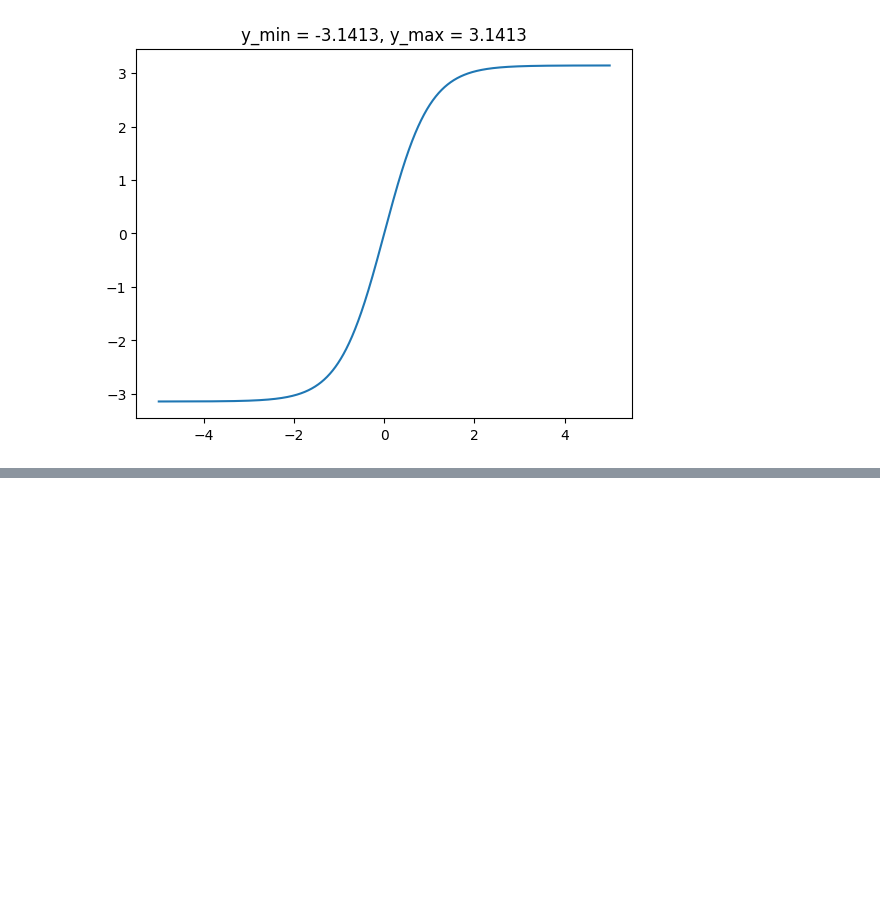
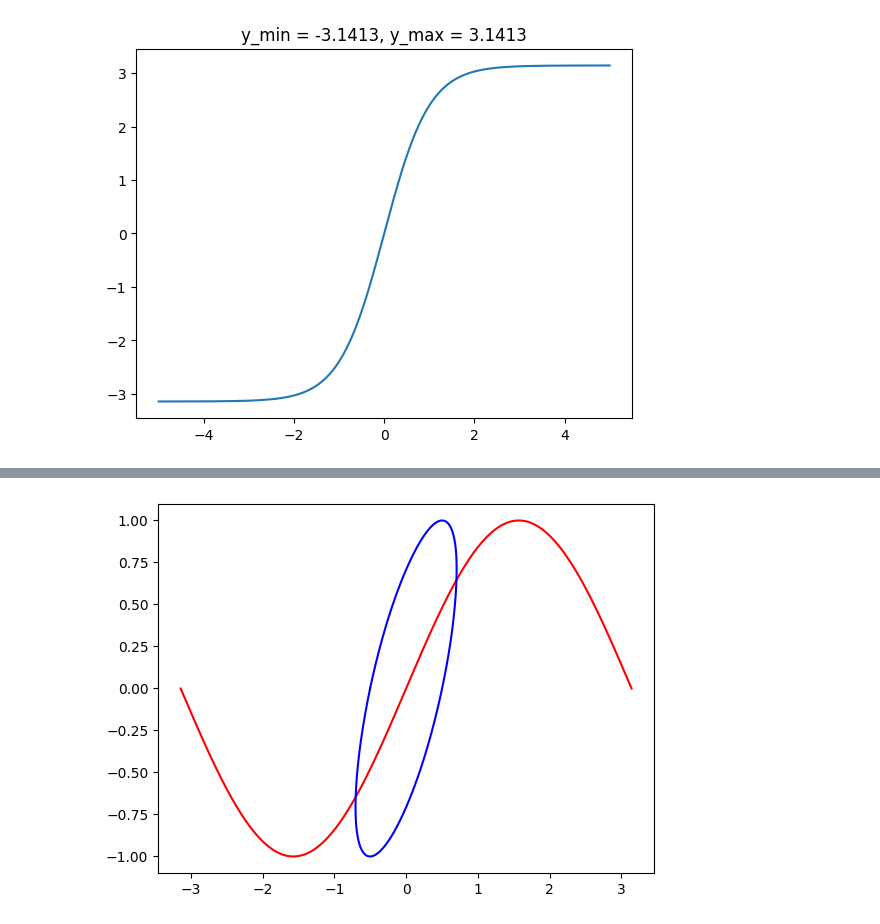
Before and after one commit to jumzzz/understanding-dl, a Jupyter notebook: ch-05/exercises/03-von-mises-loss-function.ipynb, the cells around one changed output, grey strips where cells are left out. Drawn from its saved outputs; the diff is of its cells as text; code cells hidden in the pictures; blank space fills up the shorter version.

```diff
--- a/ch-05/exercises/03-von-mises-loss-function.ipynb
+++ b/ch-05/exercises/03-von-mises-loss-function.ipynb
@@ -76,10 +76,10 @@ def display_params(params, params_name):
 def relu(x):
     return jnp.where(x >= 0, x, 0)
 
-def mse(y_pred,y_target):
-    return jnp.mean((y_pred - y_target) ** 2)
+def least_squares_loss_func(y_pred,y_target):
+    return jnp.sum((y_pred - y_target) ** 2)
 
-def cosine_loss(y_pred, y_target):
+def cosine_loss_func(y_pred, y_target):
     return -jnp.sum(jnp.cos(y_target - y_pred))
 
 def linear(W, x):
@@ -98,14 +98,14 @@ def predict(params, X):
     return jnp.pi * jnp.tanh(logits)
 
 @jit
-def loss_von_mises_func(params, X_train, y_train):
+def loss_von_mises(params, X_train, y_train):
   preds = predict(params, X_train)
-  return cosine_loss(preds, y_train)
+  return cosine_loss_func(preds, y_train)
 
 @jit
-def loss_von_mises_func(params, X_train, y_train):
+def loss_least_squares(params, X_train, y_train):
   preds = predict(params, X_train)
-  return cosine_loss(preds, y_train)
+  return least_squares_loss_func(preds, y_train)
 # %%
 import numpy as np
 
@@ -154,0 +138,24 @@ parameters total num_layers =  2
+# %%
+num_hidden = 100
+num_samples = 1000
+network_sizes = [
+    (2, num_hidden),
+    (num_hidden, 1)
+]
+
+step_size = 0.00001
+num_epochs = 10000
+current_round = 0
+step_display = 10
+X_train, y_train = generate_data(num_samples)
+params = init_network_params(network_sizes)
+# y_pred = predict(params, X_train)
+
+# cosine_loss_func(y_pred, y_train)
+
+params, current_round = train_network_von_mises(params, num_samples, num_epochs, step_size, step_display, current_round)
+y_pred = predict(params, X_train)
+
+
+
+# display_params(params, 'parameters')
@@ -154,0 +180,6 @@ parameters total num_layers =  2
+# %%
+plt.plot(y_train.reshape(-1), X_train[:,1].reshape(-1), color='red')
+plt.plot(y_pred.reshape(-1), X_train[:,1].reshape(-1), color='blue')
+plt.show()
+# %% [output]
+[figure, added]
```
Also changed, not shown: parts of 3 cells of this notebook.
